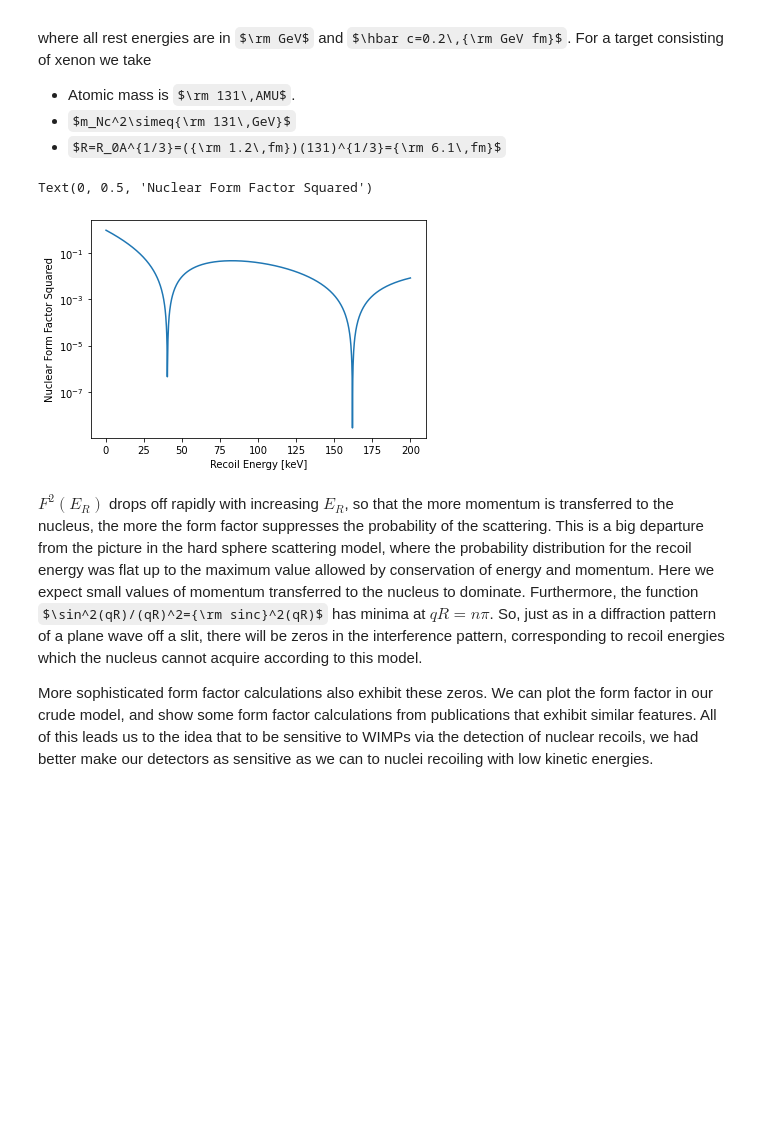
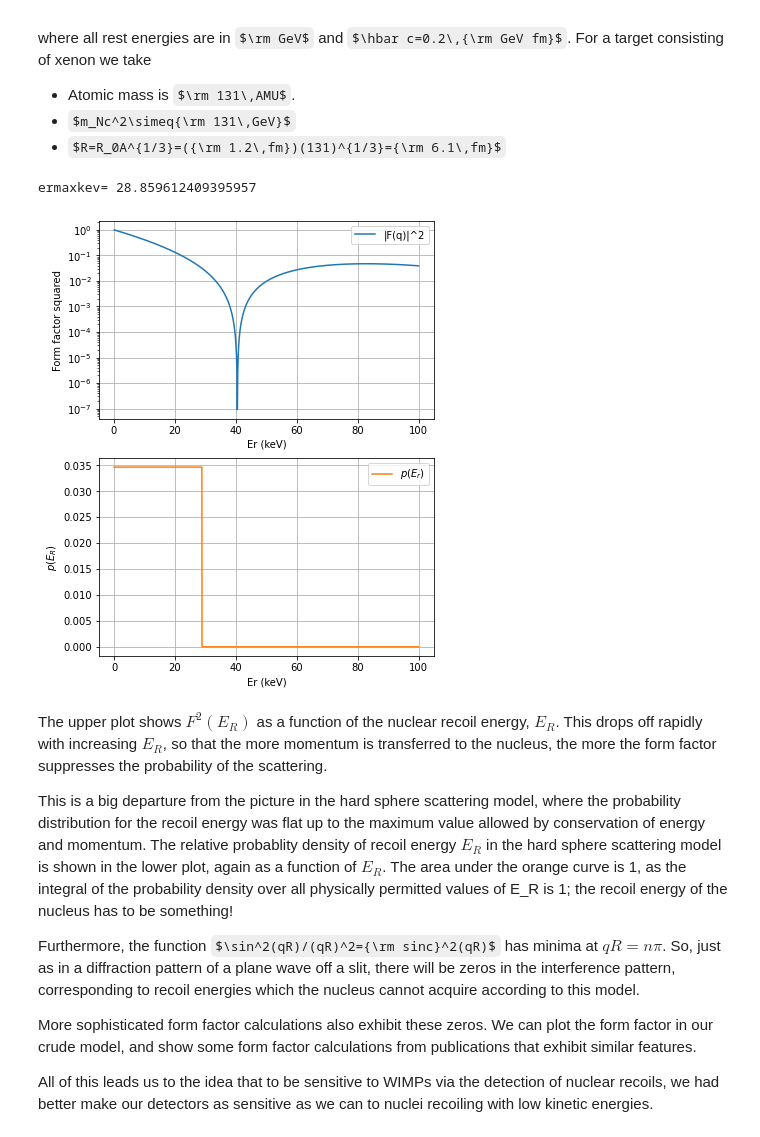
Before and after one commit to eddaw1/dark_matter_course, a Jupyter notebook: chapter3/chapter3.ipynb, the cells around one changed output. Drawn from its saved outputs; the diff is of its cells as text; code cells hidden in the pictures; some formulas as TeX source; blank space fills up the shorter version.

```diff
--- a/chapter3/chapter3.ipynb
+++ b/chapter3/chapter3.ipynb
@@ -228,29 +228,53 @@ where all rest energies are in $\rm GeV$ and $\hbar c=0.2\,{\rm GeV fm}$. For a
 # %%
 import numpy as np
 import matplotlib.pyplot as plt
 # Create an array of recoil energies between 0keV and 200keV.
-Er = np.linspace(0,0.0002,1000)
+Er = np.linspace(0,0.0001,2000)
 mn = 131 # Rest energy of a Xenon nucleus in GeV
 R = 6.1 # Radius of a xenon nucleus in fm
 hbarc = 0.2 # constant in GeV*fm
+# work out the probability density for the recoil energy in the hard sphere model
+vw=230 # km/s
+mw=100
+mu=(mn*mw)/(mn+mw)
+ermaxkev=2*mu*mu*(vw/3E5)*(vw/3E5)/(mn)*1E6
+print("ermaxkev=",ermaxkev)
+per=1/(ermaxkev)
+perdist=np.zeros(len(Er))
 fsq = np.zeros(len(Er))
 acount=0;
 for erec in Er:
     fsq[acount]=np.sin(R*np.sqrt(2*mn*erec)/hbarc)*np.sin(R*np.sqrt(2*mn*erec)/hbarc) / \
         (2*mn*erec*R*R/(hbarc*hbarc))
+    if (erec*1E6)<ermaxkev:
+        perdist[acount]=1/(ermaxkev)
     acount+=1
 # Make a plot of the nuclear form factor squared as a function of the recoil energy of a Xenon nucleus.
-plt.plot(Er*1e6,fsq)
-plt.yscale('log')
-plt.xlabel('Recoil Energy [keV]')
-plt.ylabel('Nuclear Form Factor Squared')
+fig, (ax1, ax2) = plt.subplots(2, 1, sharex=False, figsize=(6, 8))
+ax1.plot(Er*1e6, fsq, label='|F(q)|^2')
+ax1.set_ylabel('Form factor squared')
+ax1.legend()
+ax1.grid(True)
+ax1.set_xlabel('Er (keV)')
+ax1.set_yscale('log')
+# Make a second plot of the recoil energy probability density in the hard sphere scattering model.
+ax2.plot(Er*1e6, perdist, label='$p(E_r)$', color='C1')
+ax2.set_xlabel('Er (keV)')
+ax2.set_ylabel('$p(E_R)$')
+ax2.legend()
+ax2.grid(True)
 # %% [output]
-Text(0, 0.5, 'Nuclear Form Factor Squared')
+ermaxkev= 28.859612409395957
-[figure, old version]
+[figure, new version]
 # %% [markdown]
-$F^2(E_R)$ drops off rapidly with increasing $E_R$, so that the more momentum is transferred to the nucleus, the more the form factor suppresses the probability of the scattering. This is a big departure from the picture in the hard sphere scattering model, where the probability distribution for the recoil energy was flat up to the maximum value allowed by conservation of energy and momentum. Here we expect small values of momentum transferred to the nucleus to dominate. Furthermore, the function $\sin^2(qR)/(qR)^2={\rm sinc}^2(qR)$ has minima at
+The upper plot shows $F^2(E_R)$ as a function of the nuclear recoil energy, $E_R$. This drops off rapidly with increasing $E_R$, so that the more momentum is transferred to the nucleus, the more the form factor suppresses the probability of the scattering.
+
+This is a big departure from the picture in the hard sphere scattering model, where the probability distribution for the recoil energy was flat up to the maximum value allowed by conservation of energy and momentum. The relative probablity density of recoil energy $E_R$ in the hard sphere scattering model is shown in the lower plot, again as a function of $E_R$. The area under the orange curve is 1, as the integral of the probability density over all physically permitted values of E_R is 1; the recoil energy of the nucleus has to be something!
+
+Furthermore, the function $\sin^2(qR)/(qR)^2={\rm sinc}^2(qR)$ has minima at
 $qR=n\pi$. So, just as in a diffraction pattern of a plane wave off a slit, there will be zeros in the interference pattern, corresponding to recoil energies which the nucleus cannot acquire according to this model.
 
-More sophisticated form factor calculations also exhibit these zeros. We can plot the form factor in our crude model, and show some form factor calculations from publications that exhibit similar features. All of this
-leads us to the idea that to be sensitive to WIMPs via the detection of nuclear recoils, we had better make
+More sophisticated form factor calculations also exhibit these zeros. We can plot the form factor in our crude model, and show some form factor calculations from publications that exhibit similar features.
+
+All of this leads us to the idea that to be sensitive to WIMPs via the detection of nuclear recoils, we had better make
 our detectors as sensitive as we can to nuclei recoiling with low kinetic energies.
```
Also changed, not shown: 5 other files.
